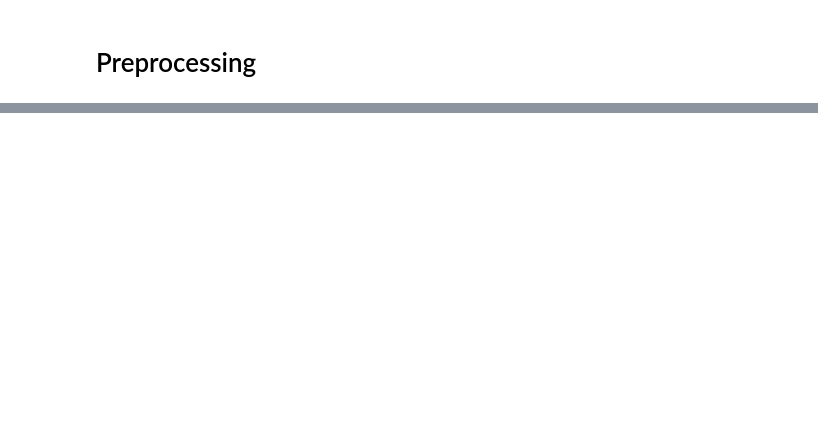
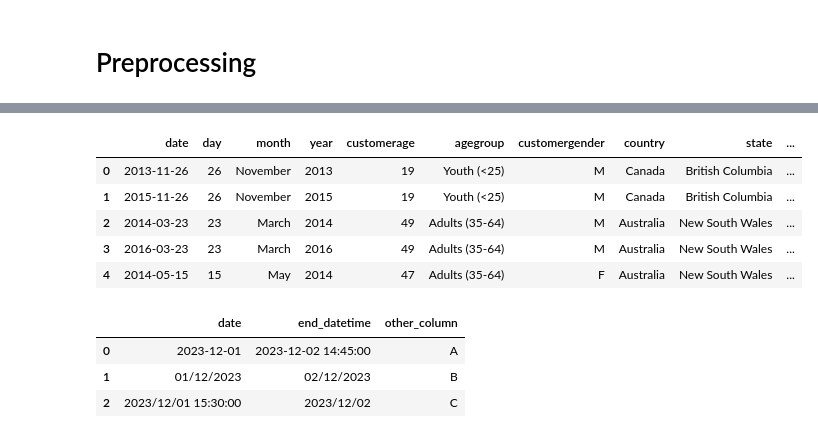
Before and after one commit to Bizniz-Corp/Pretrained-Prediksi-Profit-Model, a Jupyter notebook: Model/prediksiProfit.ipynb, the cells around one changed output, grey strips where cells are left out. Cells and saved outputs as stored; diff of their text form; code cells hidden in the pictures; blank space fills up the shorter version.

```diff
--- a/Model/prediksiProfit.ipynb
+++ b/Model/prediksiProfit.ipynb
@@ -66,2 +84,6 @@ for file in onlyfiles:
 # %% [markdown]
 # Preprocessing
+# %%
+import copy
+
+listTest = copy.deepcopy(listDataPretrainedModel)
@@ -67,0 +99,22 @@ for file in onlyfiles:
+# %%
+def clean_column_names(df):
+    def clean_name(name):
+        name = name.lower()
+        name = re.sub(r'[^\w]', '', name)
+        name = name.replace(' ', '')
+        name = name.replace('_', '')
+        return name
+
+    df.columns = [clean_name(col) for col in df.columns]
+    return df
+# %%
+listTest = [clean_column_names(df) for df in listTest]
+# %%
+listTest[1].head()
+# %% [output]
+|  | date | day | month | year | customerage | agegroup | customergender | country | state | ... |
+| 0 | 2013-11-26 | 26 | November | 2013 | 19 | Youth (<25) | M | Canada | British Columbia | ... |
+| 1 | 2015-11-26 | 26 | November | 2015 | 19 | Youth (<25) | M | Canada | British Columbia | ... |
+| 2 | 2014-03-23 | 23 | March | 2014 | 49 | Adults (35-64) | M | Australia | New South Wales | ... |
+| 3 | 2016-03-23 | 23 | March | 2016 | 49 | Adults (35-64) | M | Australia | New South Wales | ... |
+| 4 | 2014-05-15 | 15 | May | 2014 | 47 | Adults (35-64) | F | Australia | New South Wales | ... |
@@ -68,2 +156,7 @@ for file in onlyfiles:
 # %%
-df = listDataPretrainedModel[3]
+df
+# %% [output]
+|  | date | end_datetime | other_column |
+| 0 | 2023-12-01 | 2023-12-02 14:45:00 | A |
+| 1 | 01/12/2023 | 02/12/2023 | B |
+| 2 | 2023/12/01 15:30:00 | 2023/12/02 | C |
```
Also changed, not shown: parts of 15 cells of this notebook.
